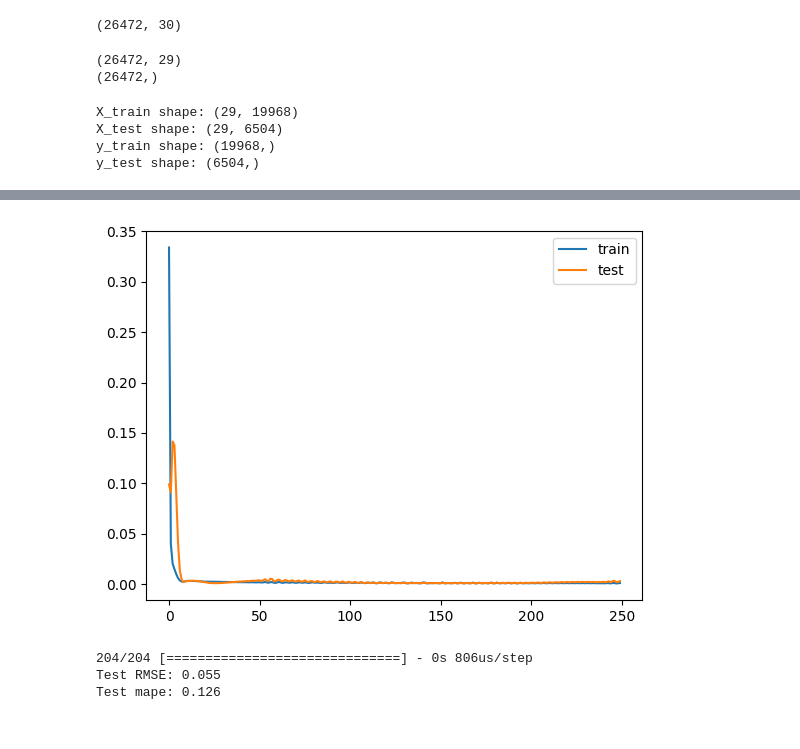
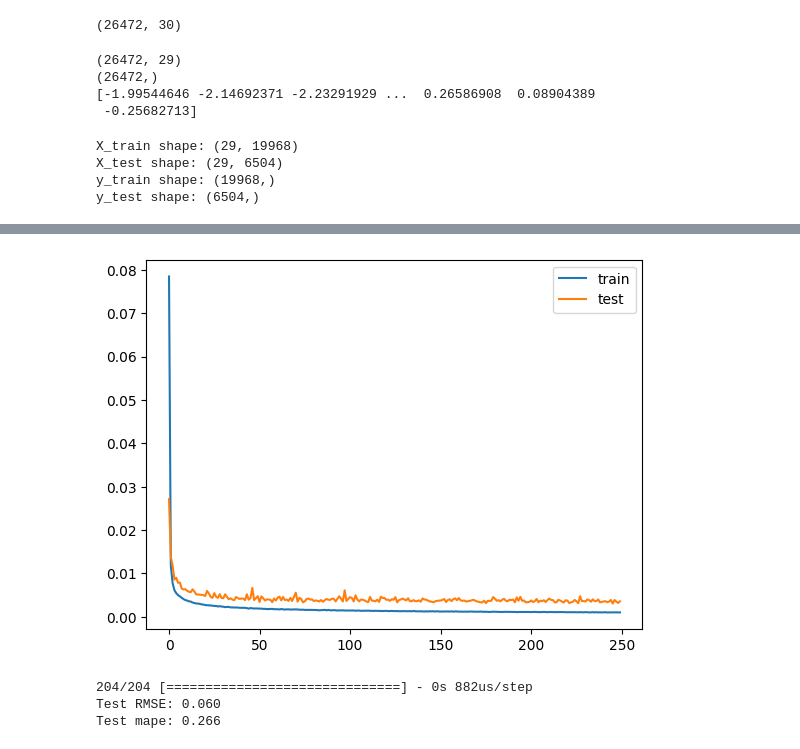
Before and after one commit to John-Chen92/Electricity_Load_Forecast, a Jupyter notebook: Lstm.ipynb, the cells around one changed output, grey strips where cells are left out. Saved outputs shown, nothing was run; the diff lists cells and outputs as text; code cells hidden in the pictures.

```diff
--- a/Lstm.ipynb
+++ b/Lstm.ipynb
@@ -74,15 +73,18 @@ m_train = m_all - m_test # 训练集数量
 d = len(data[0])-1 # X的维数
 
 X = data[:,1:] # 特征数据
-Y = data[:,1]  # 标签数据
+Y = data[:,0]  # 标签数据
 
 
 # 验证输入输出的维数是否正确
 print(X.shape)
 print(Y.shape)
+print(Y)
 # %% [output]
 (26472, 29)
 (26472,)
+[-1.99544646 -2.14692371 -2.23291929 ...  0.26586908  0.08904389
+ -0.25682713]
 # %%
 # 将数据集划分为测试集和验证集
 X_train = X[:m_train].T
@@ -168,8 +170,8 @@ model.add(LSTM(64, input_shape=(train_X.shape[1], train_X.shape[2])))  # 添加L
 model.add(Dense(1))  # 添加全连接层，输出维度为1
 model.compile(loss='mse', optimizer='adam')  # 编译模型，损失函数为MSE，优化器为adam
 # 拟合网络模型
-history = model.fit(train_X, train_y, epochs=250, batch_size=64, validation_data=(test_X, test_y), verbose=2,
-                    shuffle=False)  # 训练参数设置：迭代次数为250次，批量大小为32，验证集为测试集，打印信息模式为2，打乱数据为True
+history = model.fit(train_X, train_y, epochs=250, batch_size=32, validation_data=(test_X, test_y), verbose=2,
+                    shuffle=True)  # 训练参数设置：迭代次数为250次，批量大小为32，验证集为测试集，打印信息模式为2，打乱数据为True
 # 画出损失函数曲线
 pyplot.plot(history.history['loss'], label='train')
 pyplot.plot(history.history['val_loss'], label='test')
@@ -217,7 +219,7 @@ Epoch 250/250
-[figure, old version]
+[figure, new version]
-204/204 [==============================] - 0s 806us/step
-Test RMSE: 0.055
-Test mape: 0.126
+204/204 [==============================] - 0s 882us/step
+Test RMSE: 0.060
+Test mape: 0.266
 # %%
 #在训练集上的拟合结果
 y_train_predict=model.predict(train_X)
```
Also changed, not shown: parts of 4 cells of this notebook, 3 other files.
